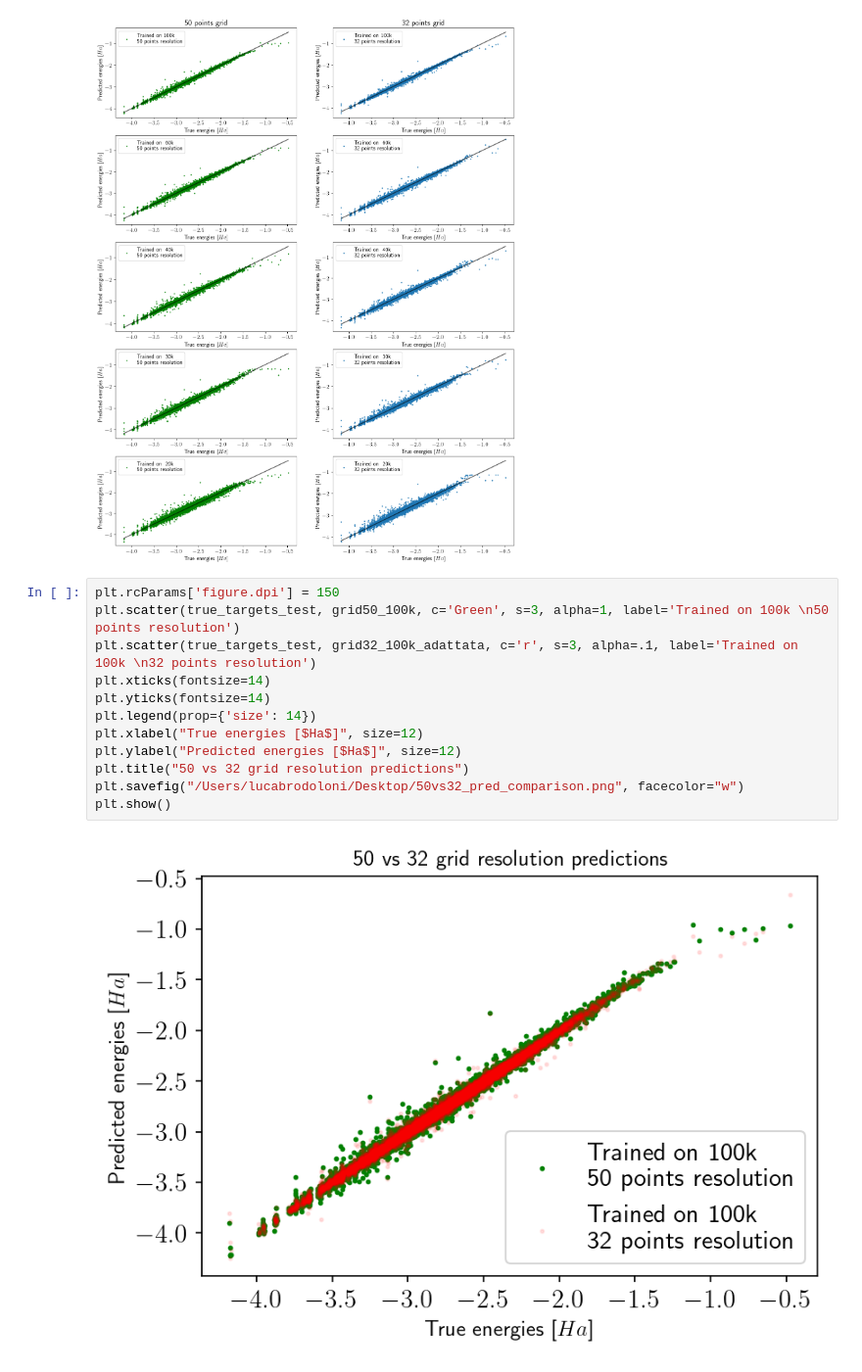
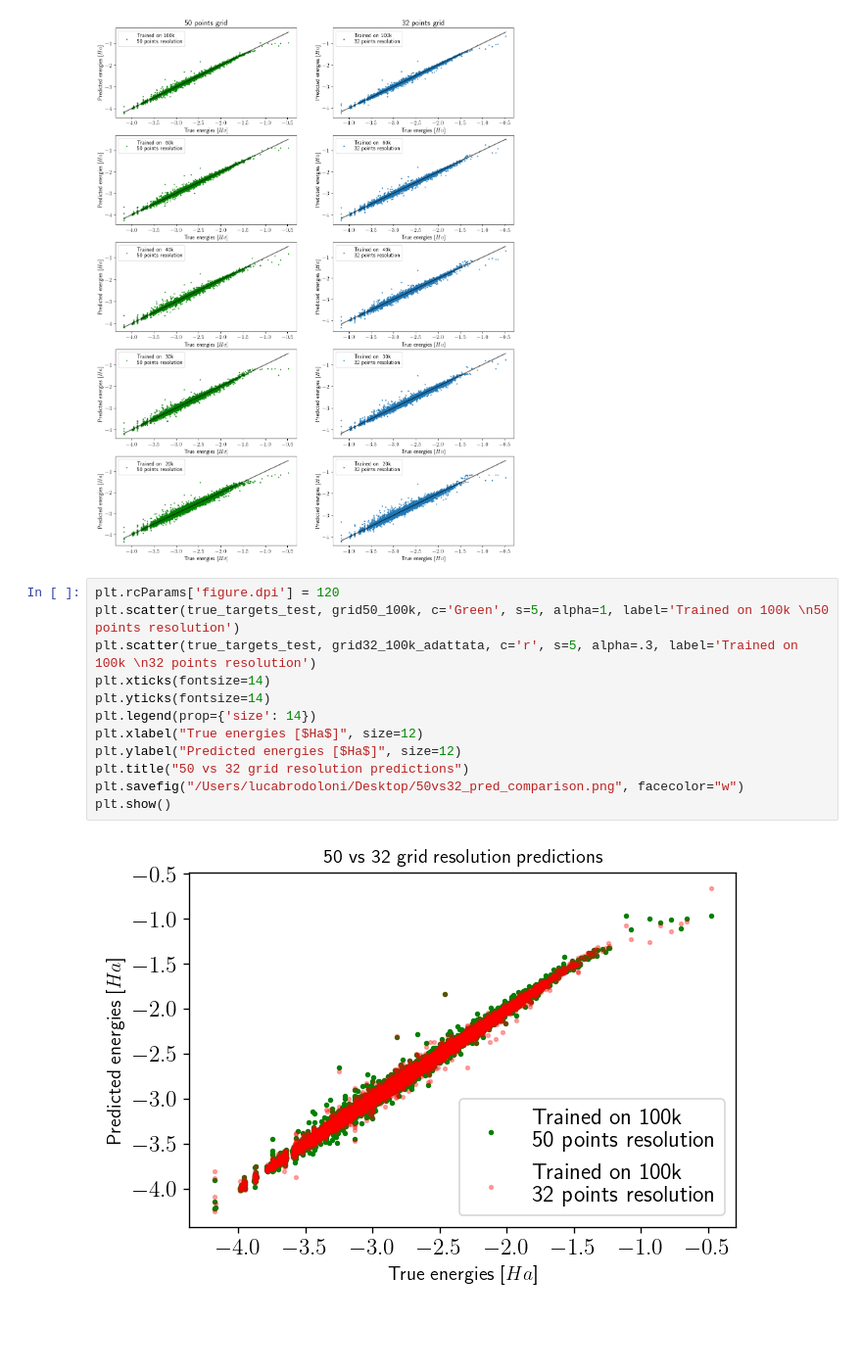
Before and after one commit to lbrodolo/deep_molecules, a Jupyter notebook: dataset_results_analysis.ipynb, the cells around one changed output. Shown at 98% size. Drawn from its saved outputs; the diff is of its cells as text; blank space fills up the shorter version.

```diff
--- a/dataset_results_analysis.ipynb
+++ b/dataset_results_analysis.ipynb
@@ -223,19 +223,19 @@ for i in range(5):
 # %% [output]
 [figure]
 # %%
-plt.rcParams['figure.dpi'] = 150
-plt.scatter(true_targets_test, grid50_100k, c='Green', s=3, alpha=1, label='Trained on 100k \n50 points resolution')
-plt.scatter(true_targets_test, grid32_100k_adattata, c='r', s=3, alpha=.1, label='Trained on 100k \n32 points resolution')
+plt.rcParams['figure.dpi'] = 120
+plt.scatter(true_targets_test, grid50_100k, c='Green', s=5, alpha=1, label='Trained on 100k \n50 points resolution')
+plt.scatter(true_targets_test, grid32_100k_adattata, c='r', s=5, alpha=.3, label='Trained on 100k \n32 points resolution')
 plt.xticks(fontsize=14)
 plt.yticks(fontsize=14)
 plt.legend(prop={'size': 14})
 plt.xlabel("True energies [$Ha$]", size=12)
 plt.ylabel("Predicted energies [$Ha$]", size=12)
 plt.title("50 vs 32 grid resolution predictions")
 plt.savefig("/Users/lucabrodoloni/Desktop/50vs32_pred_comparison.png", facecolor="w")
 plt.show()
 # %% [output]
-[figure, old version]
+[figure, new version]
 # %%
 from sklearn.preprocessing import StandardScaler
 
```
Also changed, not shown: parts of 5 cells of this notebook.
